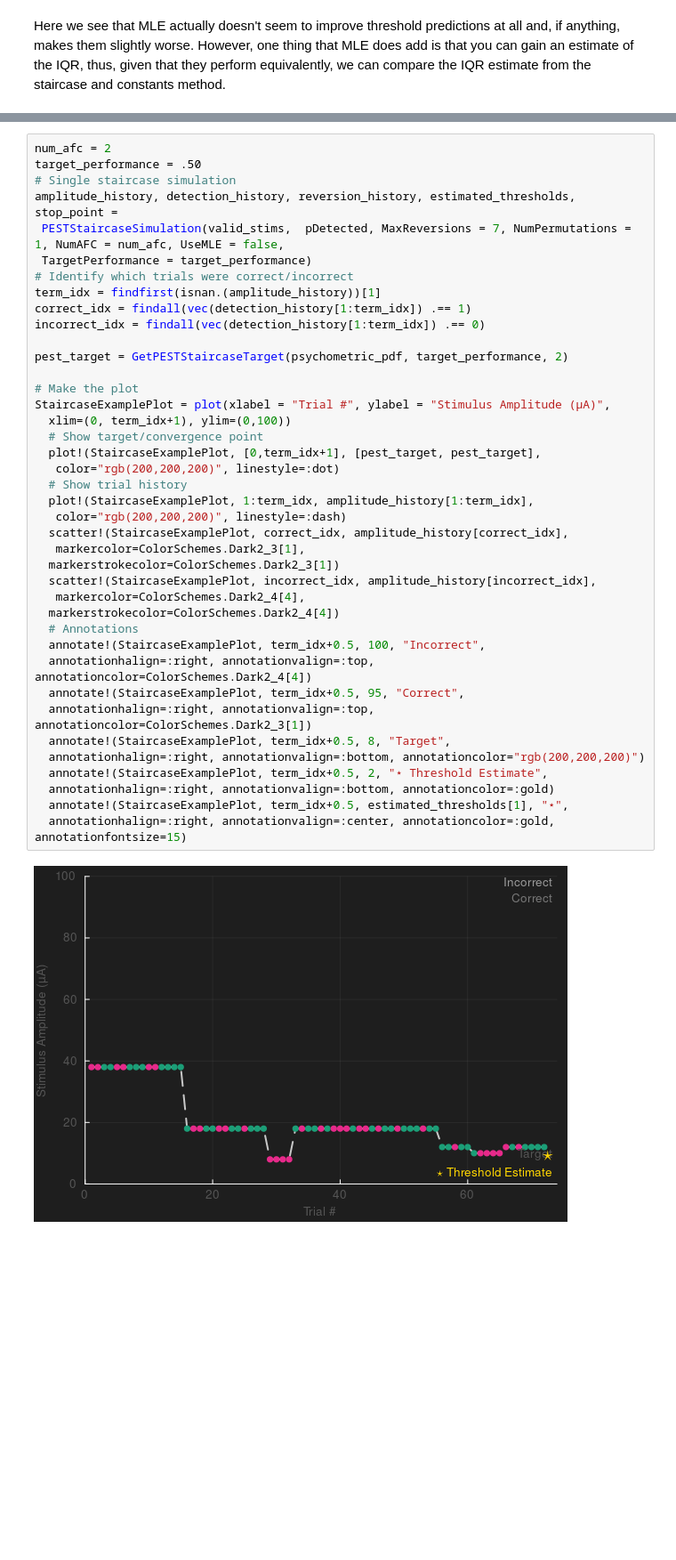
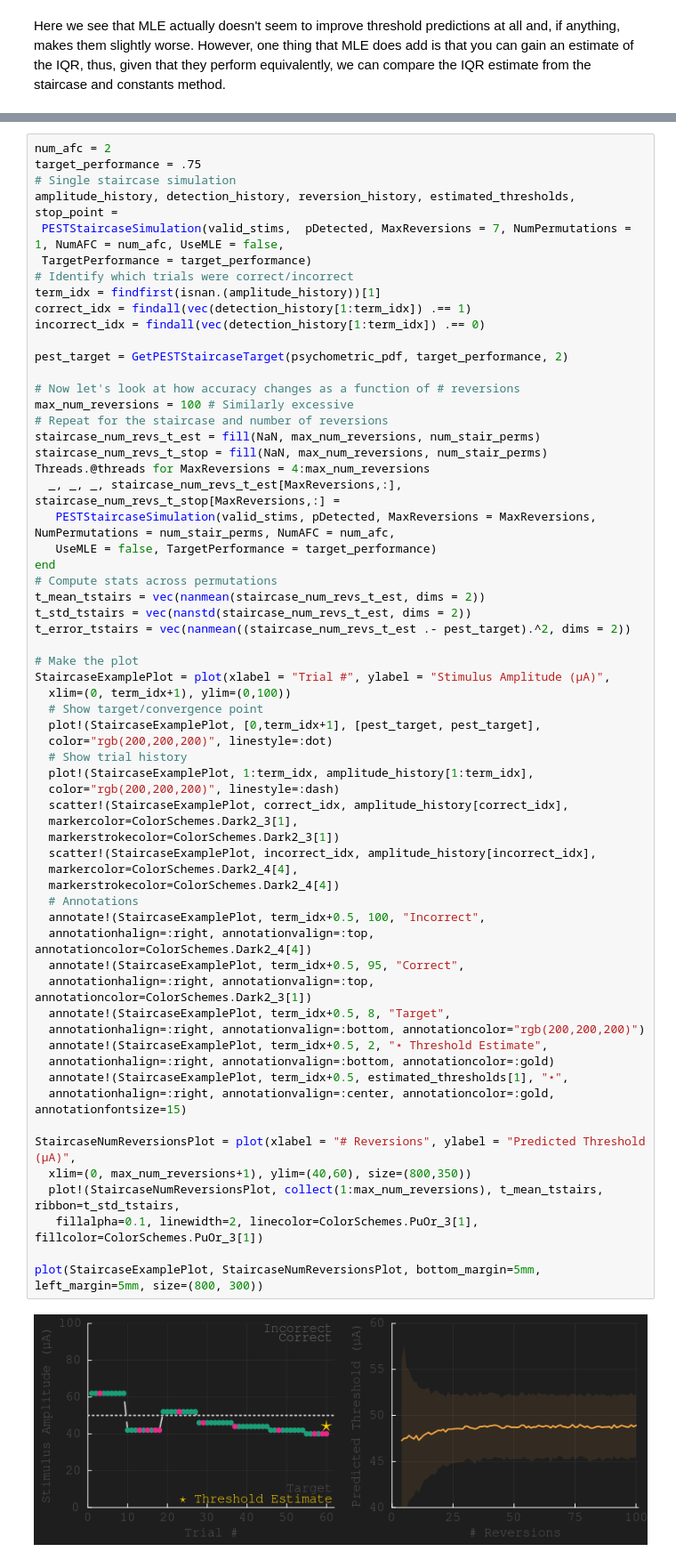
Before and after one commit to CMGreenspon/BCIDetectionThresholdSimulations, a Jupyter notebook: DetectionThresholdNotebook.ipynb, the cells around one changed output, grey strips where cells are left out. Shown at 89% size. Cells and saved outputs as stored; diff of their text form; blank space fills up the shorter version.

```diff
--- a/DetectionThresholdNotebook.ipynb
+++ b/DetectionThresholdNotebook.ipynb
@@ -382,6 +385,6 @@ Here we see that MLE actually doesn't seem to improve threshold predictions at a
 # %%
 num_afc = 2
-target_performance = .50
+target_performance = .75
 # Single staircase simulation
 amplitude_history, detection_history, reversion_history, estimated_thresholds, stop_point =
  PESTStaircaseSimulation(valid_stims,  pDetected, MaxReversions = 7, NumPermutations = 1, NumAFC = num_afc, UseMLE = false,
@@ -389,35 +392,57 @@ amplitude_history, detection_history, reversion_history, estimated_thresholds, s
 # Identify which trials were correct/incorrect
 term_idx = findfirst(isnan.(amplitude_history))[1]
 correct_idx = findall(vec(detection_history[1:term_idx]) .== 1)
 incorrect_idx = findall(vec(detection_history[1:term_idx]) .== 0)
 
 pest_target = GetPESTStaircaseTarget(psychometric_pdf, target_performance, 2)
 
+# Now let's look at how accuracy changes as a function of # reversions
+max_num_reversions = 100 # Similarly excessive
+# Repeat for the staircase and number of reversions
+staircase_num_revs_t_est = fill(NaN, max_num_reversions, num_stair_perms)
+staircase_num_revs_t_stop = fill(NaN, max_num_reversions, num_stair_perms)
+Threads.@threads for MaxReversions = 4:max_num_reversions
+  _, _, _, staircase_num_revs_t_est[MaxReversions,:], staircase_num_revs_t_stop[MaxReversions,:] =
+   PESTStaircaseSimulation(valid_stims, pDetected, MaxReversions = MaxReversions, NumPermutations = num_stair_perms, NumAFC = num_afc,
+   UseMLE = false, TargetPerformance = target_performance)
+end
+# Compute stats across permutations
+t_mean_tstairs = vec(nanmean(staircase_num_revs_t_est, dims = 2))
+t_std_tstairs = vec(nanstd(staircase_num_revs_t_est, dims = 2))
+t_error_tstairs = vec(nanmean((staircase_num_revs_t_est .- pest_target).^2, dims = 2))
+
 # Make the plot
 StaircaseExamplePlot = plot(xlabel = "Trial #", ylabel = "Stimulus Amplitude (μA)",
   xlim=(0, term_idx+1), ylim=(0,100))
   # Show target/convergence point
   plot!(StaircaseExamplePlot, [0,term_idx+1], [pest_target, pest_target],
-   color="rgb(200,200,200)", linestyle=:dot)
+  color="rgb(200,200,200)", linestyle=:dot)
   # Show trial history
   plot!(StaircaseExamplePlot, 1:term_idx, amplitude_history[1:term_idx],
-   color="rgb(200,200,200)", linestyle=:dash)
+  color="rgb(200,200,200)", linestyle=:dash)
   scatter!(StaircaseExamplePlot, correct_idx, amplitude_history[correct_idx],
-   markercolor=ColorSchemes.Dark2_3[1],
+  markercolor=ColorSchemes.Dark2_3[1],
   markerstrokecolor=ColorSchemes.Dark2_3[1])
   scatter!(StaircaseExamplePlot, incorrect_idx, amplitude_history[incorrect_idx],
-   markercolor=ColorSchemes.Dark2_4[4],
+  markercolor=ColorSchemes.Dark2_4[4],
   markerstrokecolor=ColorSchemes.Dark2_4[4])
   # Annotations
   annotate!(StaircaseExamplePlot, term_idx+0.5, 100, "Incorrect",
   annotationhalign=:right, annotationvalign=:top, annotationcolor=ColorSchemes.Dark2_4[4])
   annotate!(StaircaseExamplePlot, term_idx+0.5, 95, "Correct",
   annotationhalign=:right, annotationvalign=:top, annotationcolor=ColorSchemes.Dark2_3[1])
   annotate!(StaircaseExamplePlot, term_idx+0.5, 8, "Target",
   annotationhalign=:right, annotationvalign=:bottom, annotationcolor="rgb(200,200,200)")
   annotate!(StaircaseExamplePlot, term_idx+0.5, 2, "⋆ Threshold Estimate",
   annotationhalign=:right, annotationvalign=:bottom, annotationcolor=:gold)
   annotate!(StaircaseExamplePlot, term_idx+0.5, estimated_thresholds[1], "⋆",
   annotationhalign=:right, annotationvalign=:center, annotationcolor=:gold, annotationfontsize=15)
+
+StaircaseNumReversionsPlot = plot(xlabel = "# Reversions", ylabel = "Predicted Threshold (μA)",
+  xlim=(0, max_num_reversions+1), ylim=(40,60), size=(800,350))
+  plot!(StaircaseNumReversionsPlot, collect(1:max_num_reversions), t_mean_tstairs, ribbon=t_std_tstairs,
+   fillalpha=0.1, linewidth=2, linecolor=ColorSchemes.PuOr_3[1], fillcolor=ColorSchemes.PuOr_3[1])
+
+plot(StaircaseExamplePlot, StaircaseNumReversionsPlot, bottom_margin=5mm, left_margin=5mm, size=(800, 300))
 # %% [output]
-[figure, old version]
+[figure, new version]
```
Also changed, not shown: parts of 11 cells of this notebook, 5 other files.
